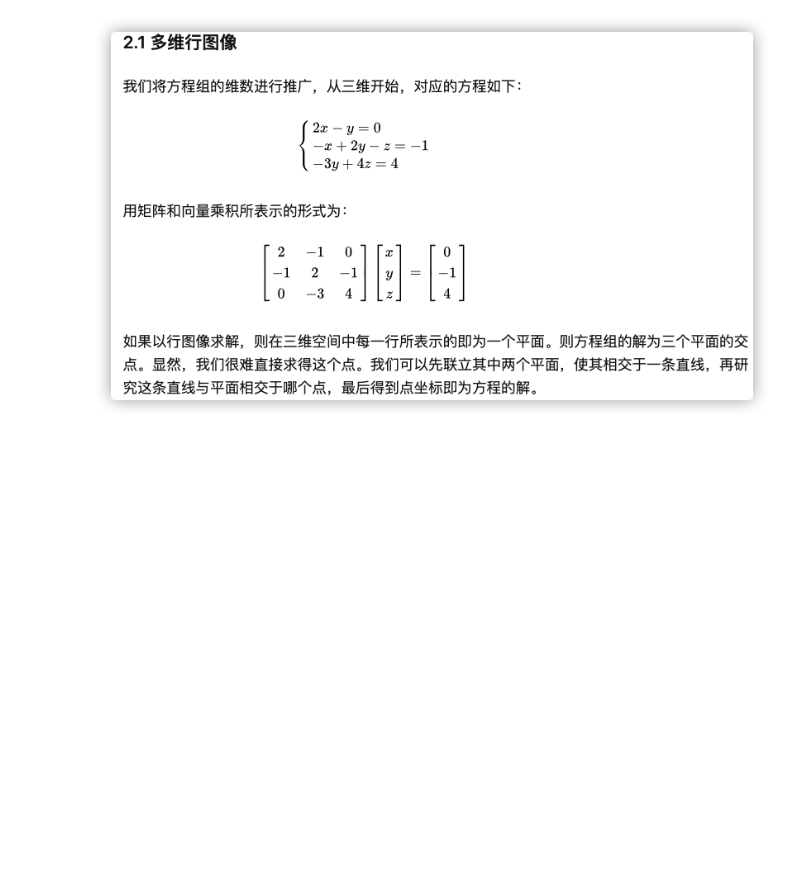
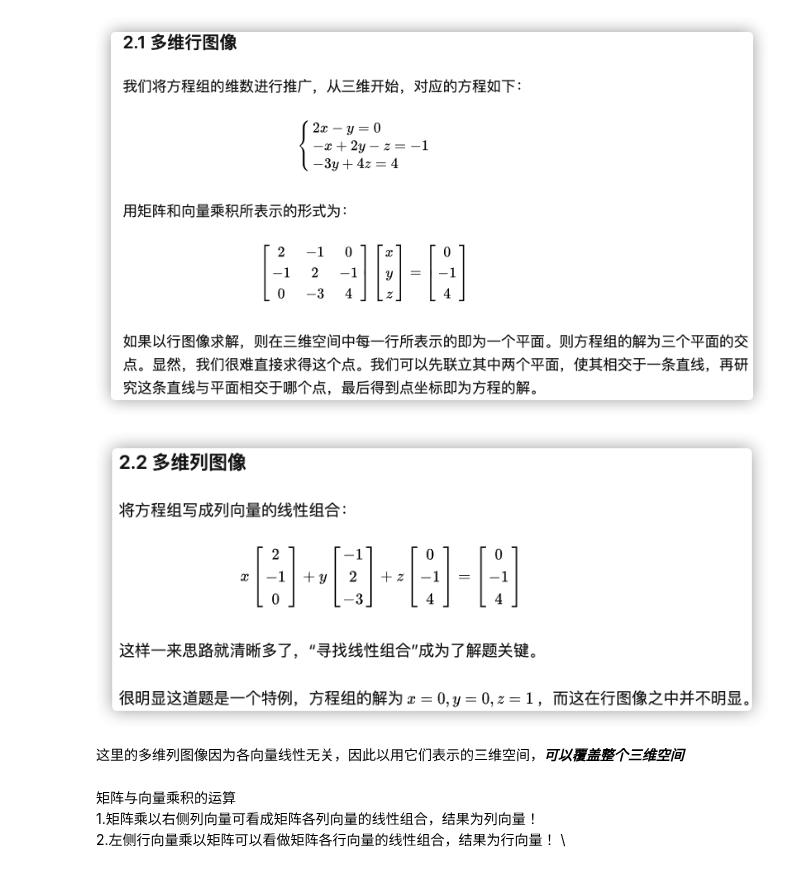
Before and after one commit to paxton615/Notes, a Jupyter notebook: Linear_Algebra_Charpter_3.ipynb, the cells around one changed output. Saved outputs shown, nothing was run; the diff lists cells and outputs as text; code cells hidden in the pictures; blank space fills up the shorter version.

```diff
--- a/Linear_Algebra_Charpter_3.ipynb
+++ b/Linear_Algebra_Charpter_3.ipynb
@@ -38,3 +38,13 @@ Image(filename='/Users/paxton615/Github_Personal/Notes/Notes/pics/linear_algebra
 Image(filename='/Users/paxton615/Github_Personal/Notes/Notes/pics/linear_algebra/3.1b.png')
 # %% [output]
 [figure]
+# %%
+Image(filename='/Users/paxton615/Github_Personal/Notes/Notes/pics/linear_algebra/3.1c.png')
+# %% [output]
+[figure, added]
+# %% [markdown]
+这里的多维列图像因为各向量线性无关，因此以用它们表示的三维空间，***可以覆盖整个三维空间***
+# %% [markdown]
+矩阵与向量乘积的运算 \
+1.矩阵乘以右侧列向量可看成矩阵各列向量的线性组合，结果为列向量！ \
+2.左侧行向量乘以矩阵可以看做矩阵各行向量的线性组合，结果为行向量！ \
```
Also changed, not shown: 1 other file.
